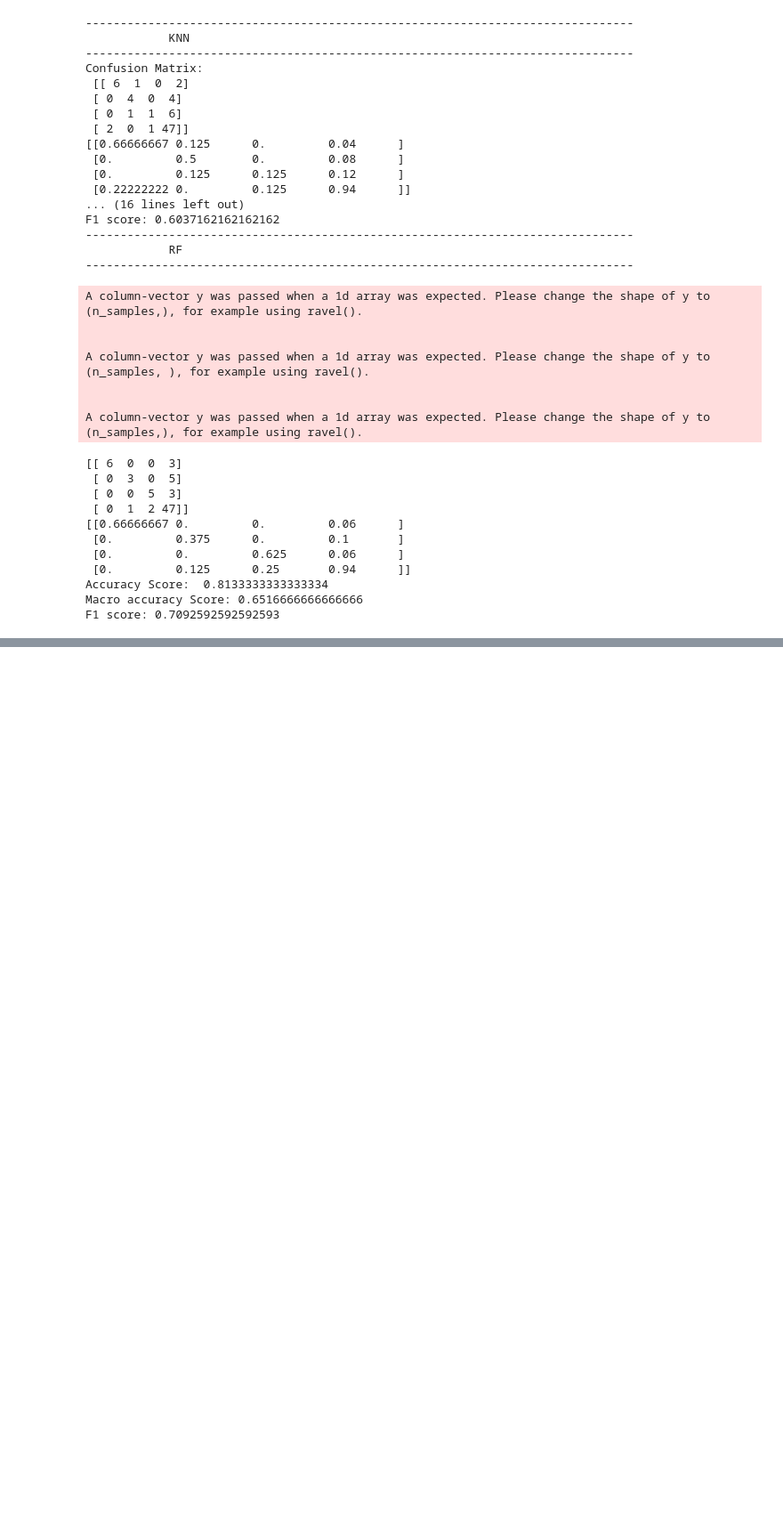
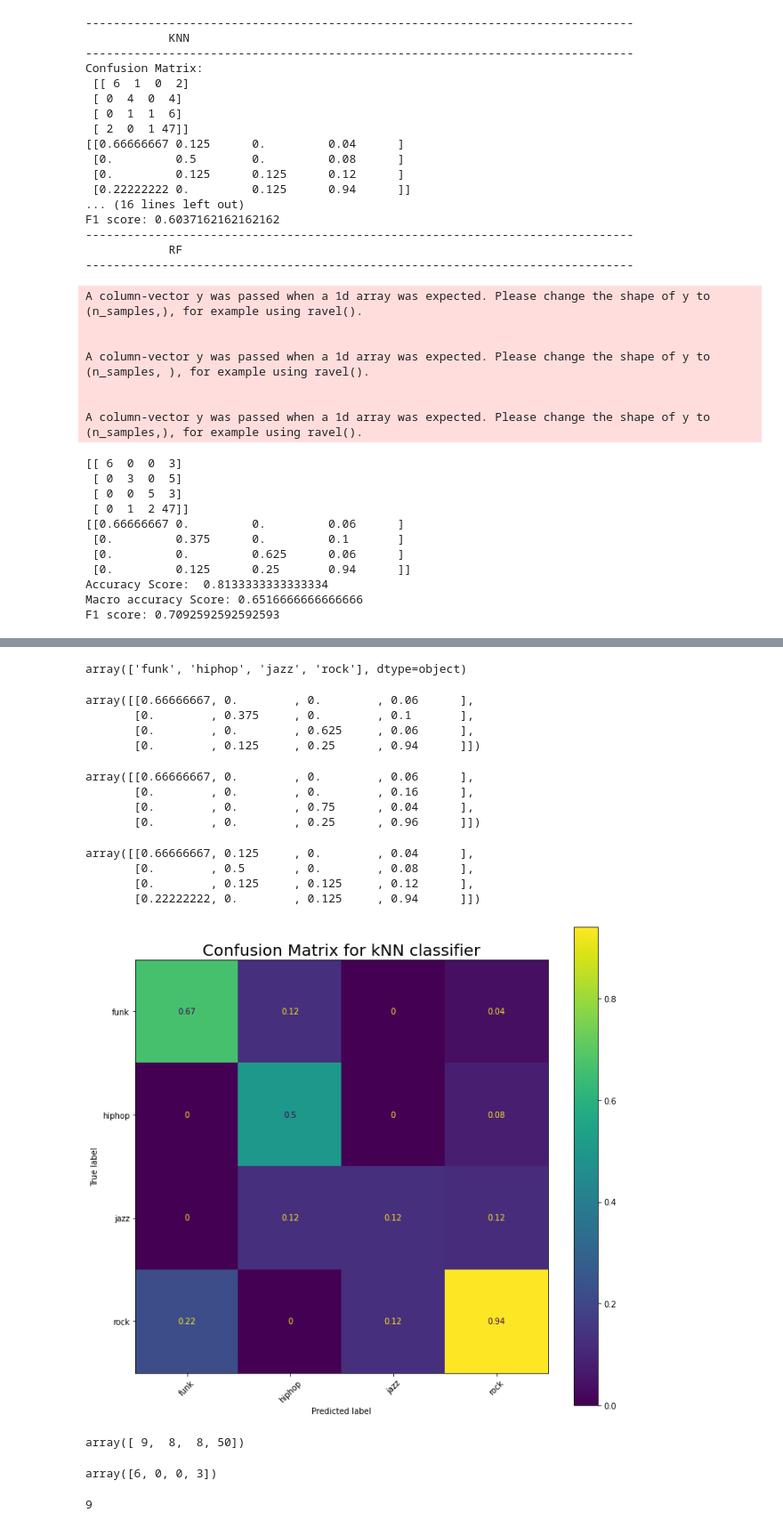
Before and after one commit to VedantKalbag/drum-style-identification, a Jupyter notebook: final_code.ipynb, the cells around one changed output, grey strips where cells are left out. Shown: that part at 89% size. Drawn from its saved outputs; the diff is of its cells as text; code cells hidden in the pictures; blank space fills up the shorter version.

```diff
--- a/final_code.ipynb
+++ b/final_code.ipynb
@@ -532,21 +697,15 @@ X_test = scaler.transform(X_test)
 print("-------------------------------------------------------------------------------")
 print("            KNN             ")
 print("-------------------------------------------------------------------------------")
-#k= [int(x) for x in range(4,10)]
-#knn_grid = {'n_neighbors':k}
-
-
 KNN_model = KNeighborsClassifier(n_neighbors=7)
-#KNN_model=RandomizedSearchCV(estimator = knn, param_distributions=knn_grid,cv=10,verbose=2,n_jobs=4)
 KNN_model.fit(X_train, y_train)
-#print(KNN_model.best_params_)
 KNN_prediction = KNN_model.predict(X_test)
 score=balanced_accuracy_score(y_test, KNN_prediction)
 accuracy = accuracy_score(y_test, KNN_prediction)
 f1=f1_score(y_test,KNN_prediction,average='macro')
-cm = confusion_matrix(y_test, KNN_prediction) # clean, highfry, layered, lowfry, midfry, no vocals
-print(f"Confusion Matrix:\n {cm}")
-print(cm/cm.sum(axis=1))
+cm_knn = confusion_matrix(y_test, KNN_prediction)
+print(f"Confusion Matrix:\n {cm_knn}")
+print(cm_knn/cm_knn.sum(axis=1))
 print(f"Accuracy score: {accuracy}")
 print(f"Macro accuracy score: {score}")
 print(f"F1 score: {f1}")
@@ -558,11 +717,11 @@ SVM_model = make_pipeline(StandardScaler(), SVC(kernel='poly',gamma='scale',degr
 SVM_model.fit(X_train, y_train)
 SVM_prediction = SVM_model.predict(X_test)
 score=balanced_accuracy_score(y_test, SVM_prediction)
-cm = confusion_matrix(y_test, SVM_prediction) # clean, highfry, layered, lowfry, midfry, no vocals
+cm_svm = confusion_matrix(y_test, SVM_prediction)
 f1=f1_score(y_test,SVM_prediction,average='macro')
 acc = accuracy_score(y_test, SVM_prediction)
-print(cm)
-print(cm/cm.sum(axis=1))
+print(cm_svm)
+print(cm_svm/cm_svm.sum(axis=1))
 print("Accuracy Score: ",acc)
 print("Macro accuracy Score:",score)
 print(f"F1 score: {f1}")
@@ -573,13 +732,14 @@ print("-------------------------------------------------------------------------
 
 RF_model = RandomForestClassifier(n_estimators=800,min_samples_split = 8, min_samples_leaf = 2,max_leaf_nodes = 29, max_depth = 796, criterion = 'entropy',class_weight='balanced',random_state=0)
 RF_model.fit(X_train, y_train)
+# scores = cross_validate(RF_model, X_train, y_train, cv=10)
 RF_prediction = RF_model.predict(X_test)
 score=balanced_accuracy_score(y_test, RF_prediction)
-cm = confusion_matrix(y_test, RF_prediction) # clean, highfry, layered, lowfry, midfry, no vocals
+cm_rf = confusion_matrix(y_test, RF_prediction)
 f1=f1_score(y_test,RF_prediction,average='macro')
 acc = accuracy_score(y_test, RF_prediction)
-print(cm)
-print(cm/cm.sum(axis=1))
+print(cm_rf)
+print(cm_rf/cm_rf.sum(axis=1))
 print("Accuracy Score: ",acc)
 print("Macro accuracy Score:",score)
 print(f"F1 score: {f1}")
@@ -629,0 +817,25 @@ print("Accuracy: %0.2f (+/- %0.4f)" % (scores['test_score'].mean(), scores['test
+# %%
+RF_model.classes_
+# %% [output]
+array(['funk', 'hiphop', 'jazz', 'rock'], dtype=object)
+# %%
+cm_rf/cm_rf.sum(axis=1)
+# %% [output]
+array([[0.66666667, 0.        , 0.        , 0.06      ],
+       [0.        , 0.375     , 0.        , 0.1       ],
+       [0.        , 0.        , 0.625     , 0.06      ],
+       [0.        , 0.125     , 0.25      , 0.94      ]])
+# %%
+cm_svm/cm_svm.sum(axis=1)
+# %% [output]
+array([[0.66666667, 0.        , 0.        , 0.06      ],
+       [0.        , 0.        , 0.        , 0.16      ],
+       [0.        , 0.        , 0.75      , 0.04      ],
+       [0.        , 0.        , 0.25      , 0.96      ]])
+# %%
+cm_knn/cm_knn.sum(axis=1)
+# %% [output]
+array([[0.66666667, 0.125     , 0.        , 0.04      ],
+       [0.        , 0.5       , 0.        , 0.08      ],
+       [0.        , 0.125     , 0.125     , 0.12      ],
+       [0.22222222, 0.        , 0.125     , 0.94      ]])
@@ -629,0 +911,23 @@ print("Accuracy: %0.2f (+/- %0.4f)" % (scores['test_score'].mean(), scores['test
+# %%
+l=KNN_model.classes_
+disp = ConfusionMatrixDisplay(confusion_matrix=cm_knn/cm_knn.sum(axis=1),display_labels=l)
+disp.plot(xticks_rotation=45)
+fig = plt.gcf()
+fig.set_size_inches(10, 9)
+plt.tight_layout()
+plt.title("Confusion Matrix for kNN classifier",fontsize=20)
+plt.savefig('/Users/vedant/Desktop/Programming/ACA-project/knn_cm.jpg')
+# %% [output]
+[figure, added]
+# %%
+cm_svm.sum(axis=1)
+# %% [output]
+array([ 9,  8,  8, 50])
+# %%
+cm_svm[0]
+# %% [output]
+array([6, 0, 0, 3])
+# %%
+cm_svm[0].sum()
+# %% [output]
+9
```
Also changed, not shown: parts of 20 cells of this notebook, 7 other files.
